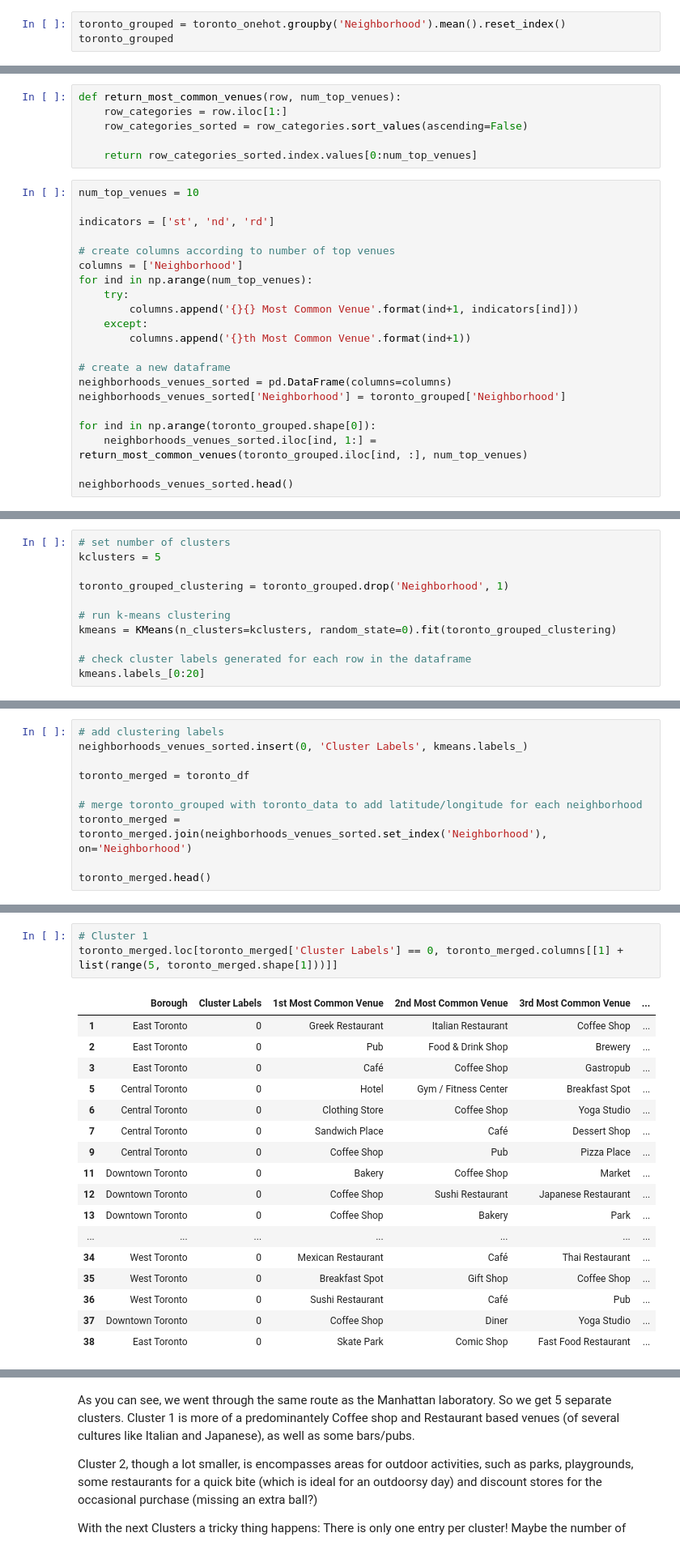
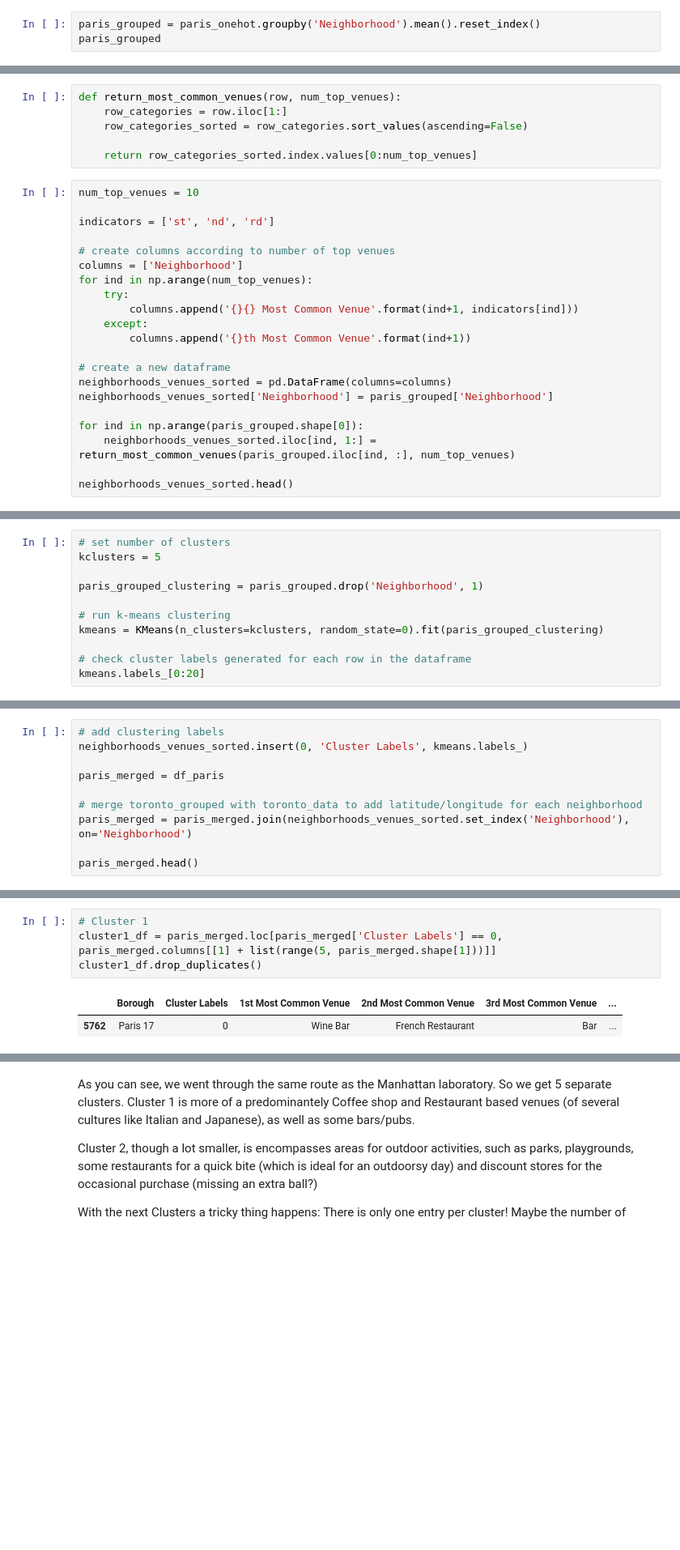
Before and after one commit to skywalker-1993/Coursera_Capstone, a Jupyter notebook: Segmenting and Clustering Neighborhoods in Paris.ipynb, the cells around one changed output, grey strips where cells are left out. Shown at 81% size. Saved outputs shown, nothing was run; the diff lists cells and outputs as text; blank space fills up the shorter version.

```diff
--- a/Segmenting and Clustering Neighborhoods in Paris.ipynb
+++ b/Segmenting and Clustering Neighborhoods in Paris.ipynb
@@ -321,4 +411,4 @@ toronto_onehot.shape
 # %%
-toronto_grouped = toronto_onehot.groupby('Neighborhood').mean().reset_index()
-toronto_grouped
+paris_grouped = paris_onehot.groupby('Neighborhood').mean().reset_index()
+paris_grouped
 # %% [output]
@@ -394,10 +484,10 @@ for ind in np.arange(num_top_venues):
 
 # create a new dataframe
 neighborhoods_venues_sorted = pd.DataFrame(columns=columns)
-neighborhoods_venues_sorted['Neighborhood'] = toronto_grouped['Neighborhood']
+neighborhoods_venues_sorted['Neighborhood'] = paris_grouped['Neighborhood']
 
-for ind in np.arange(toronto_grouped.shape[0]):
-    neighborhoods_venues_sorted.iloc[ind, 1:] = return_most_common_venues(toronto_grouped.iloc[ind, :], num_top_venues)
+for ind in np.arange(paris_grouped.shape[0]):
+    neighborhoods_venues_sorted.iloc[ind, 1:] = return_most_common_venues(paris_grouped.iloc[ind, :], num_top_venues)
 
 neighborhoods_venues_sorted.head()
 # %% [output]
@@ -411,10 +501,10 @@ neighborhoods_venues_sorted.head()
 # set number of clusters
 kclusters = 5
 
-toronto_grouped_clustering = toronto_grouped.drop('Neighborhood', 1)
+paris_grouped_clustering = paris_grouped.drop('Neighborhood', 1)
 
 # run k-means clustering
-kmeans = KMeans(n_clusters=kclusters, random_state=0).fit(toronto_grouped_clustering)
+kmeans = KMeans(n_clusters=kclusters, random_state=0).fit(paris_grouped_clustering)
 
 # check cluster labels generated for each row in the dataframe
 kmeans.labels_[0:20]
@@ -425,10 +515,10 @@ array([0, 0, 0, 0, 0, 0, 0, 0, 0, 0, 0, 0, 2, 0, 0, 0, 0, 0, 1, 0],
 # add clustering labels
 neighborhoods_venues_sorted.insert(0, 'Cluster Labels', kmeans.labels_)
 
-toronto_merged = toronto_df
+paris_merged = df_paris
 
 # merge toronto_grouped with toronto_data to add latitude/longitude for each neighborhood
-toronto_merged = toronto_merged.join(neighborhoods_venues_sorted.set_index('Neighborhood'), on='Neighborhood')
+paris_merged = paris_merged.join(neighborhoods_venues_sorted.set_index('Neighborhood'), on='Neighborhood')
 
-toronto_merged.head()
+paris_merged.head()
 # %% [output]
@@ -476,24 +588,10 @@ map_clusters
 [interactive output not drawn]
 # %%
 # Cluster 1
-toronto_merged.loc[toronto_merged['Cluster Labels'] == 0, toronto_merged.columns[[1] + list(range(5, toronto_merged.shape[1]))]]
+cluster1_df = paris_merged.loc[paris_merged['Cluster Labels'] == 0, paris_merged.columns[[1] + list(range(5, paris_merged.shape[1]))]]
+cluster1_df.drop_duplicates()
 # %% [output]
 |  | Borough | Cluster Labels | 1st Most Common Venue | 2nd Most Common Venue | 3rd Most Common Venue | ... |
-| 1 | East Toronto | 0 | Greek Restaurant | Italian Restaurant | Coffee Shop | ... |
-| 2 | East Toronto | 0 | Pub | Food & Drink Shop | Brewery | ... |
-| 3 | East Toronto | 0 | Café | Coffee Shop | Gastropub | ... |
-| 5 | Central Toronto | 0 | Hotel | Gym / Fitness Center | Breakfast Spot | ... |
-| 6 | Central Toronto | 0 | Clothing Store | Coffee Shop | Yoga Studio | ... |
-| 7 | Central Toronto | 0 | Sandwich Place | Café | Dessert Shop | ... |
-| 9 | Central Toronto | 0 | Coffee Shop | Pub | Pizza Place | ... |
-| 11 | Downtown Toronto | 0 | Bakery | Coffee Shop | Market | ... |
-| 12 | Downtown Toronto | 0 | Coffee Shop | Sushi Restaurant | Japanese Restaurant | ... |
-| 13 | Downtown Toronto | 0 | Coffee Shop | Bakery | Park | ... |
-| ... | ... | ... | ... | ... | ... | ... |
-| 34 | West Toronto | 0 | Mexican Restaurant | Café | Thai Restaurant | ... |
-| 35 | West Toronto | 0 | Breakfast Spot | Gift Shop | Coffee Shop | ... |
-| 36 | West Toronto | 0 | Sushi Restaurant | Café | Pub | ... |
-| 37 | Downtown Toronto | 0 | Coffee Shop | Diner | Yoga Studio | ... |
-| 38 | East Toronto | 0 | Skate Park | Comic Shop | Fast Food Restaurant | ... |
+| 5762 | Paris 17 | 0 | Wine Bar | French Restaurant | Bar | ... |
 # %%
 # Cluster 2
```
Also changed, not shown: parts of 33 cells of this notebook, 4 other files.
